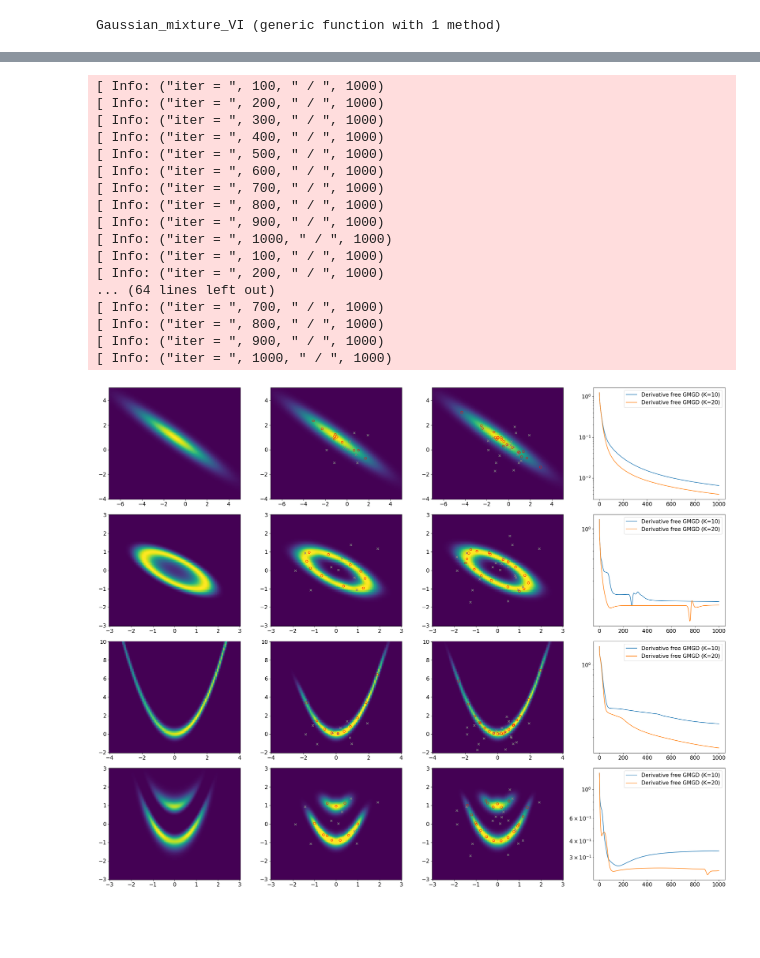
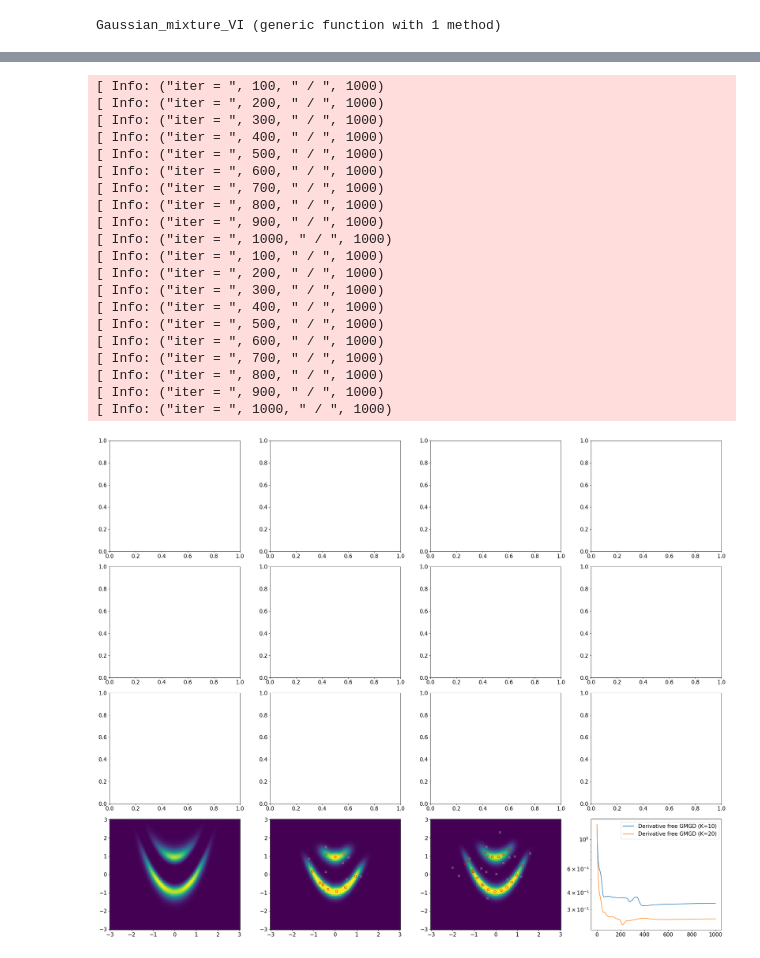
Before and after one commit to Zhengyu-Huang/InverseProblems.jl, a Jupyter notebook: Derivative-Free/Gaussian-Mixture-NGD.ipynb, the cells around one changed output, grey strips where cells are left out. Cells and saved outputs as stored; diff of their text form; code cells hidden in the pictures; blank space fills up the shorter version.

```diff
--- a/Derivative-Free/Gaussian-Mixture-NGD.ipynb
+++ b/Derivative-Free/Gaussian-Mixture-NGD.ipynb
@@ -394,8 +501,8 @@ include("../Inversion/GMGD.jl")
 fig, ax = PyPlot.subplots(nrows=4, ncols=4, sharex=false, sharey=false, figsize=(25,20))
 
 
-Random.seed!(11);
-#Random.seed!(111);
+#Random.seed!(11);
+Random.seed!(111);
 N_modes = 20
 x0_w  = ones(N_modes)/N_modes
 μ0, Σ0 = [0.0; 0.0], [1.0 0.0; 0.0 1.0]
@@ -411,16 +518,19 @@ end
 
 N_iter = 1000
 Nx, Ny = 100,100
-ση = 1.0
-Gtype = "Gaussian"
-A = [1.0 1.0; 1.0 2.0]
-y = [0.0; 1.0]
-func_args = (y, ση, A , Gtype)
-func_F(x) = F(x, func_args)
-func_dV(x) = V(x, func_args)
-objs = (Gaussian_mixture_VI(nothing, func_F, x0_w[1:div(N_modes,2)], x0_mean[1:div(N_modes,2),:], xx0_cov[1:div(N_modes,2),:,:]; N_iter = N_iter, dt = 1e-1)[1],
-        Gaussian_mixture_VI(nothing, func_F, x0_w, x0_mean, xx0_cov; N_iter = N_iter, dt = 1e-1)[1])
-visualization_2d(ax[1,:]; Nx = Nx, Ny = Ny, x_lim=[-7.0, 5.0], y_lim=[-4.0, 5.0], func_F=func_F, objs=objs)
+
+
+
+# ση = 1.0
+# Gtype = "Gaussian"
+# A = [1.0 1.0; 1.0 2.0]
+# y = [0.0; 1.0]
+# func_args = (y, ση, A , Gtype)
+# func_F(x) = F(x, func_args)
+# func_dV(x) = V(x, func_args)
+# objs = (Gaussian_mixture_VI(nothing, func_F, x0_w[1:div(N_modes,2)], x0_mean[1:div(N_modes,2),:], xx0_cov[1:div(N_modes,2),:,:]; N_iter = N_iter, dt = 1e-1)[1],
+#         Gaussian_mixture_VI(nothing, func_F, x0_w, x0_mean, xx0_cov; N_iter = N_iter, dt = 1e-1)[1])
+# visualization_2d(ax[1,:]; Nx = Nx, Ny = Ny, x_lim=[-7.0, 5.0], y_lim=[-4.0, 5.0], func_F=func_F, objs=objs)
 
 
 # N_iter = 1000
@@ -437,63 +547,66 @@ visualization_2d(ax[1,:]; Nx = Nx, Ny = Ny, x_lim=[-7.0, 5.0], y_lim=[-4.0, 5.0]
 
 
 
-ση = 0.5
-Gtype = "Circle"
-A = [1.0 1.0; 1.0 2.0]
-y = [1.0;]
-func_args = (y, ση, A , Gtype)
-func_F(x) = F(x, func_args)
-func_dV(x) = V(x, func_args)
-μ0, Σ0 = [0.0; 0.0], [1.0 0.0; 0.0 1.0]
-objs = (Gaussian_mixture_VI(nothing, func_F, x0_w[1:div(N_modes,2)], x0_mean[1:div(N_modes,2),:], xx0_cov[1:div(N_modes,2),:,:]; N_iter = N_iter, dt = 1e-1)[1],
-        Gaussian_mixture_VI(nothing, func_F, x0_w, x0_mean, xx0_cov; N_iter = N_iter, dt = 1e-1)[1])
-visualization_2d(ax[2,:]; Nx = Nx, Ny = Ny, x_lim=[-3.0, 3.0], y_lim=[-3.0, 3.0], func_F=func_F, objs=objs)
+# ση = 0.5
+# Gtype = "Circle"
+# A = [1.0 1.0; 1.0 2.0]
+# y = [1.0;]
+# func_args = (y, ση, A , Gtype)
+# func_F(x) = F(x, func_args)
+# func_dV(x) = V(x, func_args)
+# μ0, Σ0 = [0.0; 0.0], [1.0 0.0; 0.0 1.0]
+# objs = (Gaussian_mixture_VI(nothing, func_F, x0_w[1:div(N_modes,2)], x0_mean[1:div(N_modes,2),:], xx0_cov[1:div(N_modes,2),:,:]; N_iter = N_iter, dt = 1e-1)[1],
+#         Gaussian_mixture_VI(nothing, func_F, x0_w, x0_mean, xx0_cov; N_iter = N_iter, dt = 1e-1)[1])
+# visualization_2d(ax[2,:]; Nx = Nx, Ny = Ny, x_lim=[-3.0, 3.0], y_lim=[-3.0, 3.0], func_F=func_F, objs=objs)
 
 
 
-ση = sqrt(10.0)
-Gtype = "Banana"
-λ = 10.0
-y = [0.0; 1.0]
-func_args = (y, ση, λ , Gtype)
-func_F(x) = F(x, func_args)
-func_dV(x) = V(x, func_args)
-μ0, Σ0 = [0.0; 0.0], [1.0 0.0; 0.0 1.0]
-objs = (Gaussian_mixture_VI(nothing, func_F, x0_w[1:div(N_modes,2)], x0_mean[1:div(N_modes,2),:], xx0_cov[1:div(N_modes,2),:,:]; N_iter = N_iter, dt = 1e-1)[1],
-        Gaussian_mixture_VI(nothing, func_F, x0_w, x0_mean, xx0_cov; N_iter = N_iter, dt = 1e-1)[1])
-visualization_2d(ax[3,:]; Nx = Nx, Ny = Ny, x_lim=[-4.0, 4.0], y_lim=[-2.0, 10.0], func_F=func_F, objs=objs)
+# ση = sqrt(10.0)
+# Gtype = "Banana"
+# λ = 10.0
+# y = [0.0; 1.0]
+# func_args = (y, ση, λ , Gtype)
+# func_F(x) = F(x, func_args)
+# func_dV(x) = V(x, func_args)
+# μ0, Σ0 = [0.0; 0.0], [1.0 0.0; 0.0 1.0]
+# objs = (Gaussian_mixture_VI(nothing, func_F, x0_w[1:div(N_modes,2)], x0_mean[1:div(N_modes,2),:], xx0_cov[1:div(N_modes,2),:,:]; N_iter = N_iter, dt = 1e-1)[1],
+#         Gaussian_mixture_VI(nothing, func_F, x0_w, x0_mean, xx0_cov; N_iter = N_iter, dt = 1e-1)[1])
+# visualization_2d(ax[3,:]; Nx = Nx, Ny = Ny, x_lim=[-4.0, 4.0], y_lim=[-2.0, 10.0], func_F=func_F, objs=objs)
 
 
 
 ση = [0.5; 1.0; 1.0]
 Gtype = "Double_banana"
 λ = 100.0
 y = [log(λ+1); 0.0; 0.0]
 func_args = (y, ση, λ , Gtype)
 func_F(x) = F(x, func_args)
 func_dV(x) = V(x, func_args)
 objs = (Gaussian_mixture_VI(nothing, func_F, x0_w[1:div(N_modes,2)], x0_mean[1:div(N_modes,2),:], xx0_cov[1:div(N_modes,2),:,:]; N_iter = N_iter, dt = 1e-1)[1],
         Gaussian_mixture_VI(nothing, func_F, x0_w, x0_mean, xx0_cov; N_iter = N_iter, dt = 1e-1)[1])
 visualization_2d(ax[4,:]; Nx = Nx, Ny = Ny, x_lim=[-3.0, 3.0], y_lim=[-3.0, 3.0], func_F=func_F, objs=objs)
 
 fig.tight_layout()
 fig.savefig("DFGMGD.pdf")
 # %% [output]
 [ Info: ("iter = ", 100, " / ", 1000)
 [ Info: ("iter = ", 200, " / ", 1000)
 [ Info: ("iter = ", 300, " / ", 1000)
 [ Info: ("iter = ", 400, " / ", 1000)
 [ Info: ("iter = ", 500, " / ", 1000)
 [ Info: ("iter = ", 600, " / ", 1000)
 [ Info: ("iter = ", 700, " / ", 1000)
 [ Info: ("iter = ", 800, " / ", 1000)
 [ Info: ("iter = ", 900, " / ", 1000)
 [ Info: ("iter = ", 1000, " / ", 1000)
 [ Info: ("iter = ", 100, " / ", 1000)
 [ Info: ("iter = ", 200, " / ", 1000)
-... (64 lines left out)
+[ Info: ("iter = ", 300, " / ", 1000)
+[ Info: ("iter = ", 400, " / ", 1000)
+[ Info: ("iter = ", 500, " / ", 1000)
+[ Info: ("iter = ", 600, " / ", 1000)
 [ Info: ("iter = ", 700, " / ", 1000)
 [ Info: ("iter = ", 800, " / ", 1000)
 [ Info: ("iter = ", 900, " / ", 1000)
 [ Info: ("iter = ", 1000, " / ", 1000)
-[figure, old version]
+[figure, new version]
```
Also changed, not shown: parts of 4 cells of this notebook, 1 other file.
